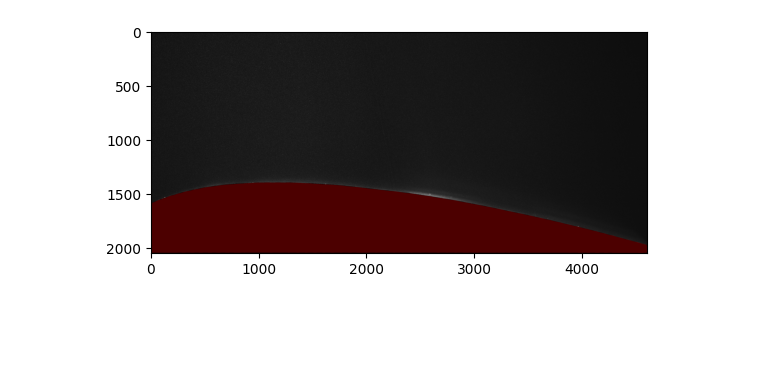
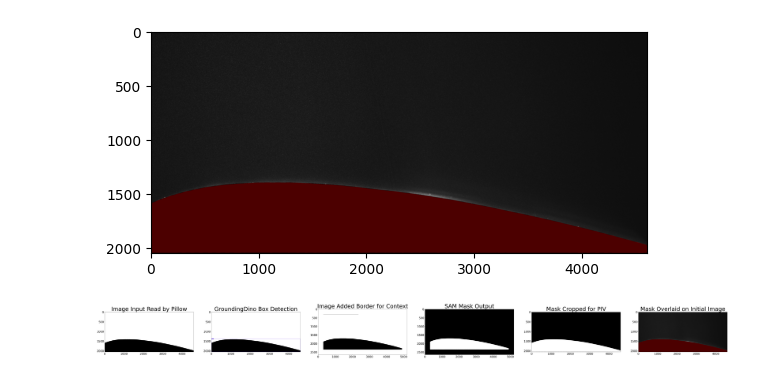
Before and after one commit to SaltedFishHu233/GroundingSAM-for-OpenPIV, a Jupyter notebook: GroundedSAMClean.ipynb, the cells around one changed output. Cells and saved outputs as stored; diff of their text form; code cells hidden in the pictures; blank space fills up the shorter version.

Commit message:
Updated Image generation

```diff
--- a/GroundedSAMClean.ipynb
+++ b/GroundedSAMClean.ipynb
@@ -198,3 +198,32 @@ plt.imshow(img)
 # %% [output]
 <matplotlib.image.AxesImage at 0x...>
 [figure]
+# %%
+fig, ax = plt.subplots(1,6,figsize=(100, 100))
+ax[0].imshow(MainImage)
+ax[0].set_title("Image Input Read by Pillow",fontsize=50)
+ax[0].tick_params(axis='both', labelsize=25)
+
+ax[1].imshow(annotated_frame)
+ax[1].set_title("GroundingDino Box Detection",fontsize=50)
+ax[1].tick_params(axis='both', labelsize=25)
+
+ax[2].imshow(InputImage)
+ax[2].set_title("Image Added Border for Context",fontsize=50)
+ax[2].tick_params(axis='both', labelsize=25)
+
+ax[3].imshow(mask_uint8, cmap='gray')
+ax[3].set_title("SAM Mask Output",fontsize=50)
+ax[3].tick_params(axis='both', labelsize=25)
+
+ax[4].imshow(CroppedMask, cmap='gray')
+ax[4].set_title("Mask Cropped for PIV",fontsize=50)
+ax[4].tick_params(axis='both', labelsize=25)
+
+ax[5].imshow(img)
+ax[5].set_title("Mask Overlaid on Initial Image",fontsize=50)
+ax[5].tick_params(axis='both', labelsize=25)
+
+plt.savefig("GroundingSAM.png", bbox_inches='tight')
+# %% [output]
+[figure, added]
```
Also changed, not shown: 8 other files.
